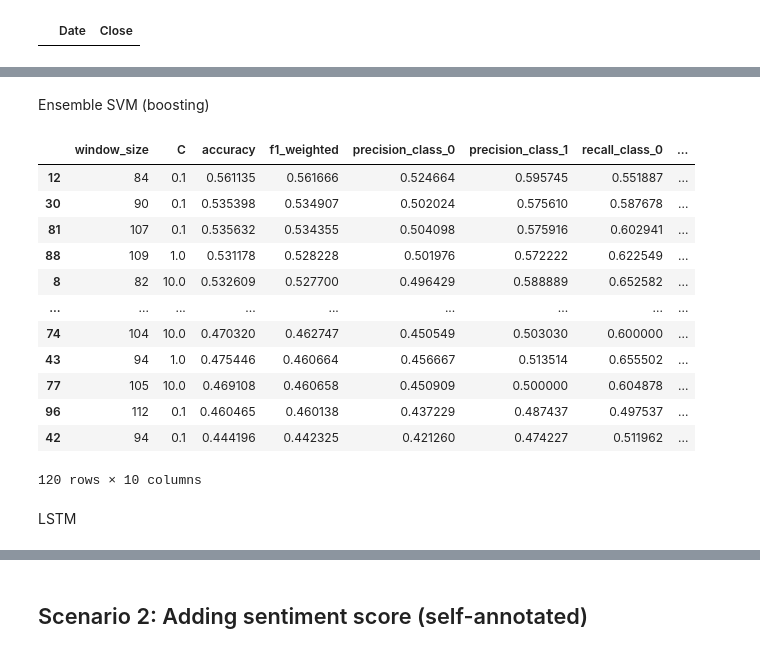
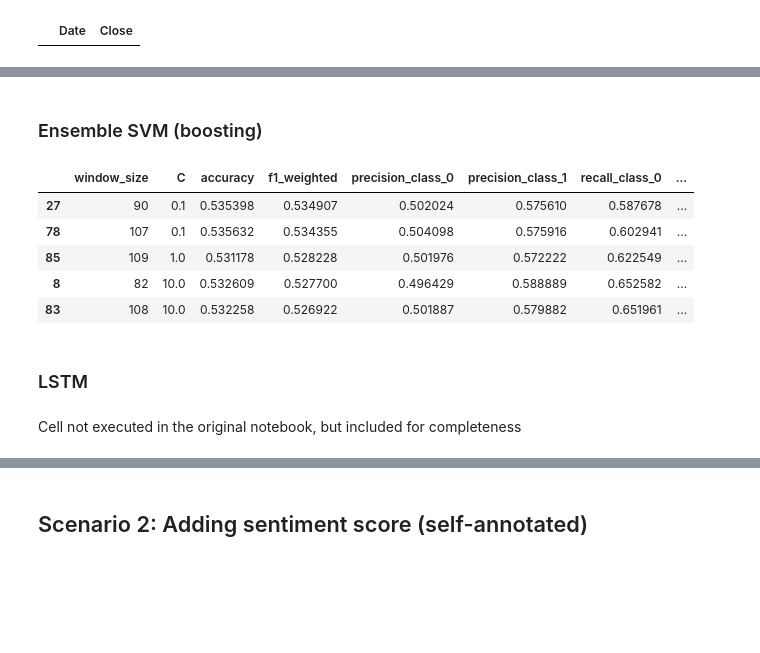
Before and after one commit to gaeldatascience/apple-stock-prediction, a Jupyter notebook: main.ipynb, the cells around one changed output, grey strips where cells are left out. Saved outputs shown, nothing was run; the diff lists cells and outputs as text; code cells hidden in the pictures; blank space fills up the shorter version.

Commit message:
imported LSTM, added trading simulation, pipeline finished

```diff
--- a/main.ipynb
+++ b/main.ipynb
@@ -509,27 +314,0 @@ Name: Close, Length: 504, dtype: float64
-# %%
-def smape_kun(y_true, y_pred):
-    return np.mean((np.abs(y_pred - y_true) * 200 / (np.abs(y_pred) + np.abs(y_true))))
-
-stock_prices = data.set_index('Date')['Close'].dropna()
-train_size = int(len(stock_prices) * 0.8)
-train_data, test_data = stock_prices[:train_size], stock_prices[train_size:]
-
-train_ar = train_data.values
-test_ar = test_data.values
-
-model = auto_arima(train_ar, seasonal=False, stepwise=True, suppress_warnings=True, error_action="ignore")
-model.fit(train_ar)
-
-predictions = []
-
-for t in range(len(test_ar)):
-    yhat = model.predict(n_periods=1)[0]
-    predictions.append(yhat)
-
-    model.update(test_ar[t:t+1])
-
-mse = mean_squared_error(test_ar, predictions)
-smape = smape_kun(test_ar, predictions)
-
-print(f'Testing Mean Squared Error: {mse:.3f}')
-print(f'Symmetric Mean Absolute Percentage Error (sMAPE): {smape:.3f}')
@@ -845,5 +387,5 @@ display(results_svm_scenario_1)
 # %% [markdown]
-Ensemble SVM (boosting)
+### Ensemble SVM (boosting)
 # %%
 results_ensemble_svm_scenario_1, cm_ensemble_svm_scenario_1 = evaluate_svm_rolling_params(
     dataset=features_df_scenario_1,
@@ -859,19 +403,14 @@ results_ensemble_svm_scenario_1, cm_ensemble_svm_scenario_1 = evaluate_svm_rolli
 # %%
-display(results_ensemble_svm_scenario_1)
+display(results_ensemble_svm_scenario_1.head())
 # %% [output]
 |  | window_size | C | accuracy | f1_weighted | precision_class_0 | precision_class_1 | recall_class_0 | ... |
-| 12 | 84 | 0.1 | 0.561135 | 0.561666 | 0.524664 | 0.595745 | 0.551887 | ... |
-| 30 | 90 | 0.1 | 0.535398 | 0.534907 | 0.502024 | 0.575610 | 0.587678 | ... |
-| 81 | 107 | 0.1 | 0.535632 | 0.534355 | 0.504098 | 0.575916 | 0.602941 | ... |
-| 88 | 109 | 1.0 | 0.531178 | 0.528228 | 0.501976 | 0.572222 | 0.622549 | ... |
+| 27 | 90 | 0.1 | 0.535398 | 0.534907 | 0.502024 | 0.575610 | 0.587678 | ... |
+| 78 | 107 | 0.1 | 0.535632 | 0.534355 | 0.504098 | 0.575916 | 0.602941 | ... |
+| 85 | 109 | 1.0 | 0.531178 | 0.528228 | 0.501976 | 0.572222 | 0.622549 | ... |
 | 8 | 82 | 10.0 | 0.532609 | 0.527700 | 0.496429 | 0.588889 | 0.652582 | ... |
-| ... | ... | ... | ... | ... | ... | ... | ... | ... |
-| 74 | 104 | 10.0 | 0.470320 | 0.462747 | 0.450549 | 0.503030 | 0.600000 | ... |
-| 43 | 94 | 1.0 | 0.475446 | 0.460664 | 0.456667 | 0.513514 | 0.655502 | ... |
-| 77 | 105 | 10.0 | 0.469108 | 0.460658 | 0.450909 | 0.500000 | 0.604878 | ... |
-| 96 | 112 | 0.1 | 0.460465 | 0.460138 | 0.437229 | 0.487437 | 0.497537 | ... |
-| 42 | 94 | 0.1 | 0.444196 | 0.442325 | 0.421260 | 0.474227 | 0.511962 | ... |
+| 83 | 108 | 10.0 | 0.532258 | 0.526922 | 0.501887 | 0.579882 | 0.651961 | ... |
-120 rows × 10 columns
 # %% [markdown]
-LSTM
+### LSTM
+# %% [markdown]
+Cell not executed in the original notebook, but included for completeness
 # %%
```
Also changed, not shown: parts of 66 cells of this notebook, 31 other files.
